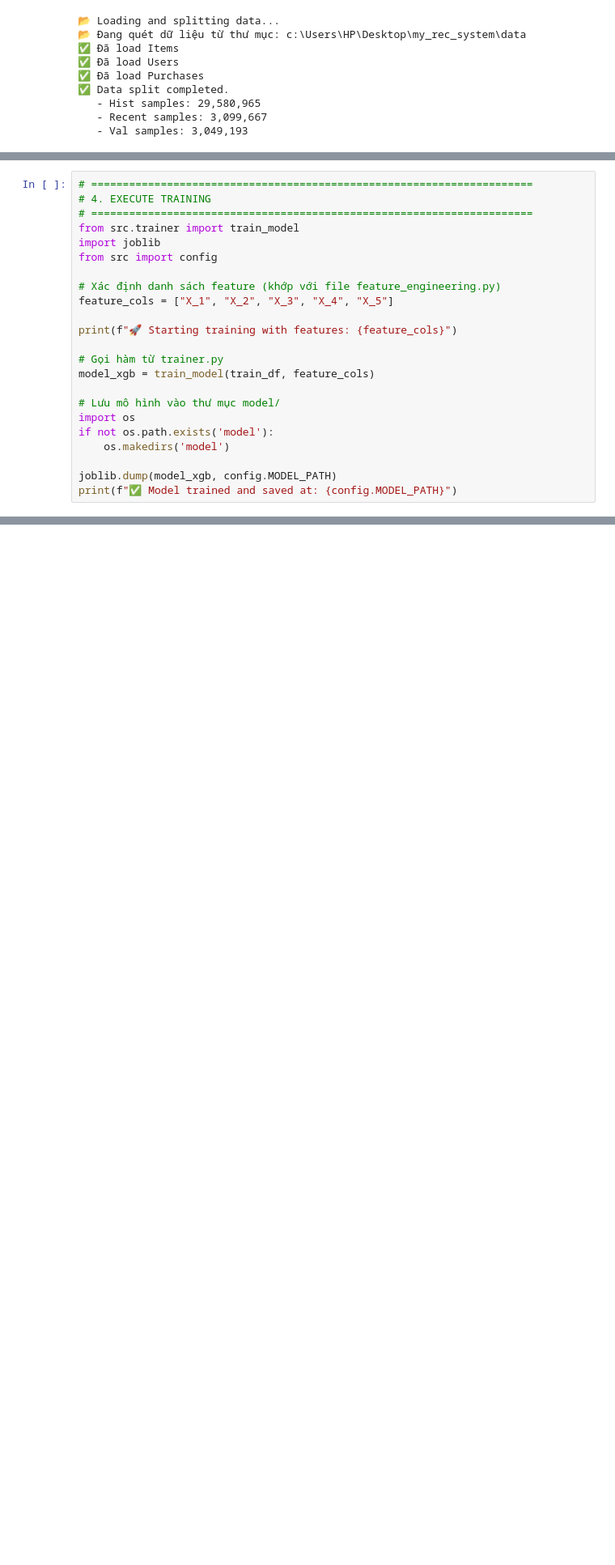
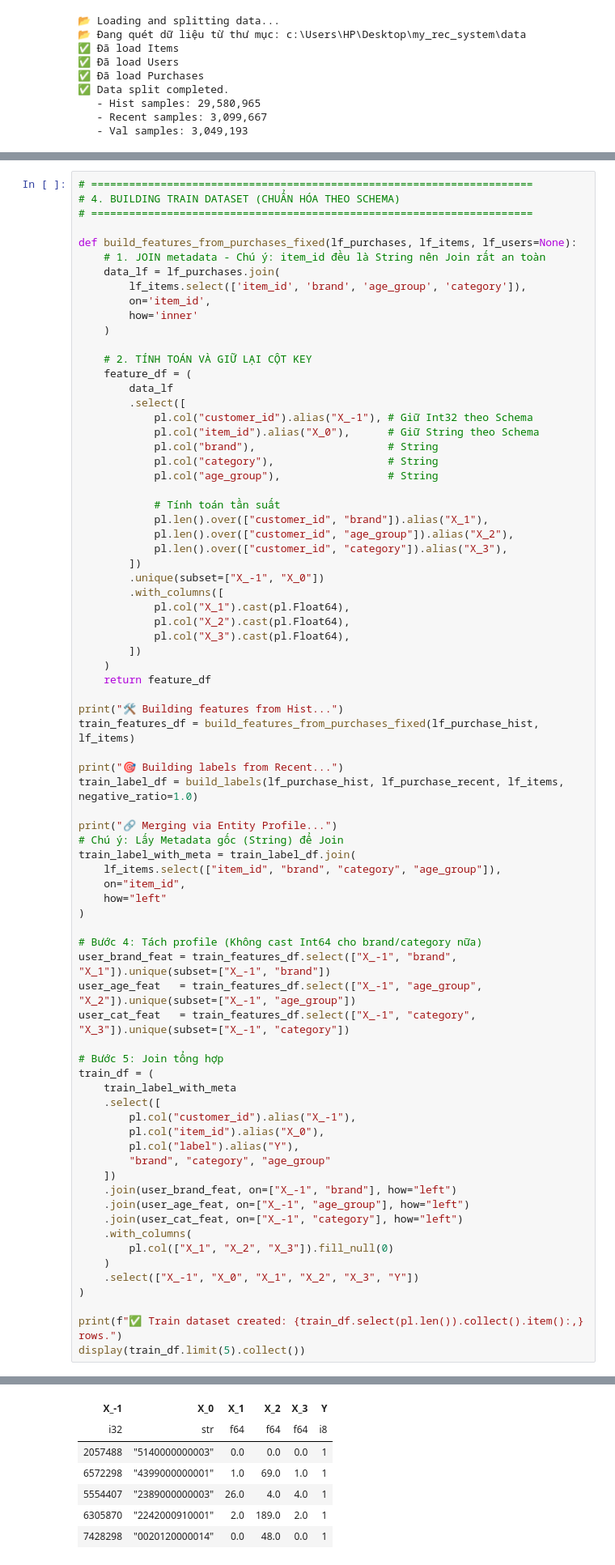
Before and after one commit to duy23520375/Rcm_System, a Jupyter notebook: main.ipynb, the cells around one changed output, grey strips where cells are left out. Shown: that part at 81% size. Drawn from its saved outputs; the diff is of its cells as text; blank space fills up the shorter version.

```diff
--- a/main.ipynb
+++ b/main.ipynb
@@ -104,24 +134,77 @@ shape: (5, 8)
 # %%
 # ======================================================================
-# 4. EXECUTE TRAINING
+# 4. BUILDING TRAIN DATASET (CHUẨN HÓA THEO SCHEMA)
 # ======================================================================
-from src.trainer import train_model
-import joblib
-from src import config
 
-# Xác định danh sách feature (khớp với file feature_engineering.py)
-feature_cols = ["X_1", "X_2", "X_3", "X_4", "X_5"]
+def build_features_from_purchases_fixed(lf_purchases, lf_items, lf_users=None):
+    # 1. JOIN metadata - Chú ý: item_id đều là String nên Join rất an toàn
+    data_lf = lf_purchases.join(
+        lf_items.select(['item_id', 'brand', 'age_group', 'category']),
+        on='item_id',
+        how='inner'
+    )
 
-print(f"🚀 Starting training with features: {feature_cols}")
+    # 2. TÍNH TOÁN VÀ GIỮ LẠI CỘT KEY
+    feature_df = (
+        data_lf
+        .select([
+            pl.col("customer_id").alias("X_-1"), # Giữ Int32 theo Schema
+            pl.col("item_id").alias("X_0"),      # Giữ String theo Schema
+            pl.col("brand"),                     # String
+            pl.col("category"),                  # String
+            pl.col("age_group"),                 # String
 
-# Gọi hàm từ trainer.py
-model_xgb = train_model(train_df, feature_cols)
+            # Tính toán tần suất
+            pl.len().over(["customer_id", "brand"]).alias("X_1"),
+            pl.len().over(["customer_id", "age_group"]).alias("X_2"),
+            pl.len().over(["customer_id", "category"]).alias("X_3"),
+        ])
+        .unique(subset=["X_-1", "X_0"])
+        .with_columns([
+            pl.col("X_1").cast(pl.Float64),
+            pl.col("X_2").cast(pl.Float64),
+            pl.col("X_3").cast(pl.Float64),
+        ])
+    )
+    return feature_df
 
-# Lưu mô hình vào thư mục model/
-import os
-if not os.path.exists('model'):
-    os.makedirs('model')
+print("🛠 Building features from Hist...")
+train_features_df = build_features_from_purchases_fixed(lf_purchase_hist, lf_items)
 
-joblib.dump(model_xgb, config.MODEL_PATH)
-print(f"✅ Model trained and saved at: {config.MODEL_PATH}")
+print("🎯 Building labels from Recent...")
+train_label_df = build_labels(lf_purchase_hist, lf_purchase_recent, lf_items, negative_ratio=1.0)
+
+print("🔗 Merging via Entity Profile...")
+# Chú ý: Lấy Metadata gốc (String) để Join
+train_label_with_meta = train_label_df.join(
+    lf_items.select(["item_id", "brand", "category", "age_group"]),
+    on="item_id",
+    how="left"
+)
+
+# Bước 4: Tách profile (Không cast Int64 cho brand/category nữa)
+user_brand_feat = train_features_df.select(["X_-1", "brand", "X_1"]).unique(subset=["X_-1", "brand"])
+user_age_feat   = train_features_df.select(["X_-1", "age_group", "X_2"]).unique(subset=["X_-1", "age_group"])
+user_cat_feat   = train_features_df.select(["X_-1", "category", "X_3"]).unique(subset=["X_-1", "category"])
+
+# Bước 5: Join tổng hợp
+train_df = (
+    train_label_with_meta
+    .select([
+        pl.col("customer_id").alias("X_-1"),
+        pl.col("item_id").alias("X_0"),
+        pl.col("label").alias("Y"),
+        "brand", "category", "age_group"
+    ])
+    .join(user_brand_feat, on=["X_-1", "brand"], how="left")
+    .join(user_age_feat, on=["X_-1", "age_group"], how="left")
+    .join(user_cat_feat, on=["X_-1", "category"], how="left")
+    .with_columns(
+        pl.col(["X_1", "X_2", "X_3"]).fill_null(0)
+    )
+    .select(["X_-1", "X_0", "X_1", "X_2", "X_3", "Y"])
+)
+
+print(f"✅ Train dataset created: {train_df.select(pl.len()).collect().item():,} rows.")
+display(train_df.limit(5).collect())
 # %% [output]
@@ -130,0 +217,7 @@ Training XGBoost...
+| X_-1 | X_0 | X_1 | X_2 | X_3 | Y |
+| i32 | str | f64 | f64 | f64 | i8 |
+| 2057488 | "5140000000003" | 0.0 | 0.0 | 0.0 | 1 |
+| 6572298 | "4399000000001" | 1.0 | 69.0 | 1.0 | 1 |
+| 5554407 | "2389000000003" | 26.0 | 4.0 | 4.0 | 1 |
+| 6305870 | "2242000910001" | 2.0 | 189.0 | 2.0 | 1 |
+| 7428298 | "0020120000014" | 0.0 | 48.0 | 0.0 | 1 |
```
Also changed, not shown: parts of 17 cells of this notebook, 1 other file.
